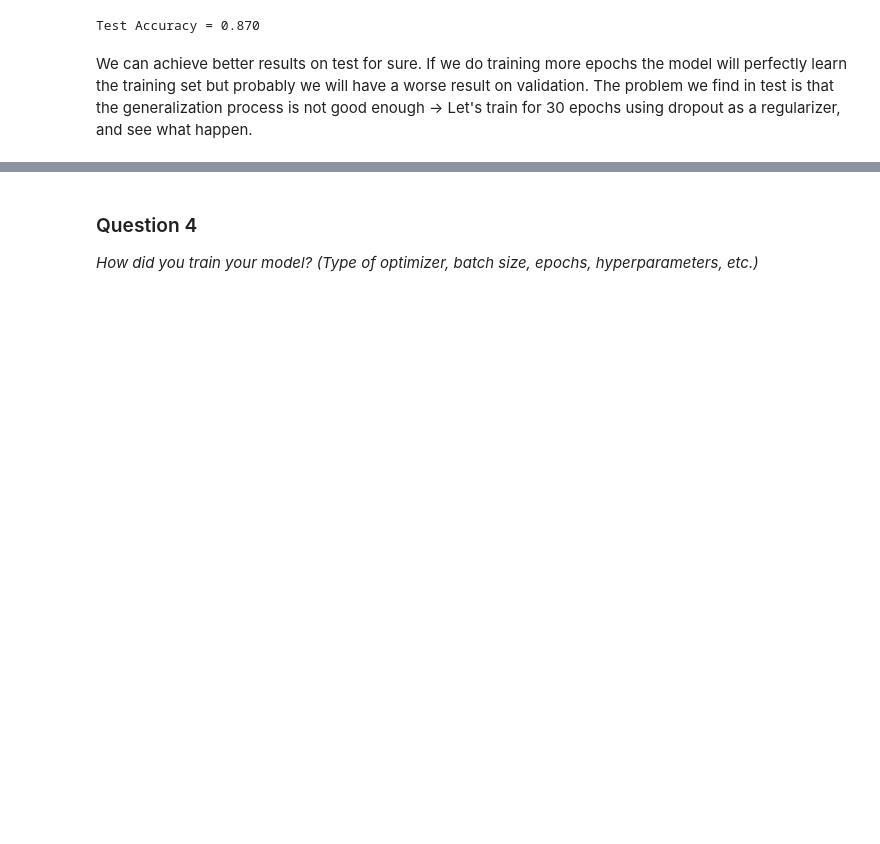
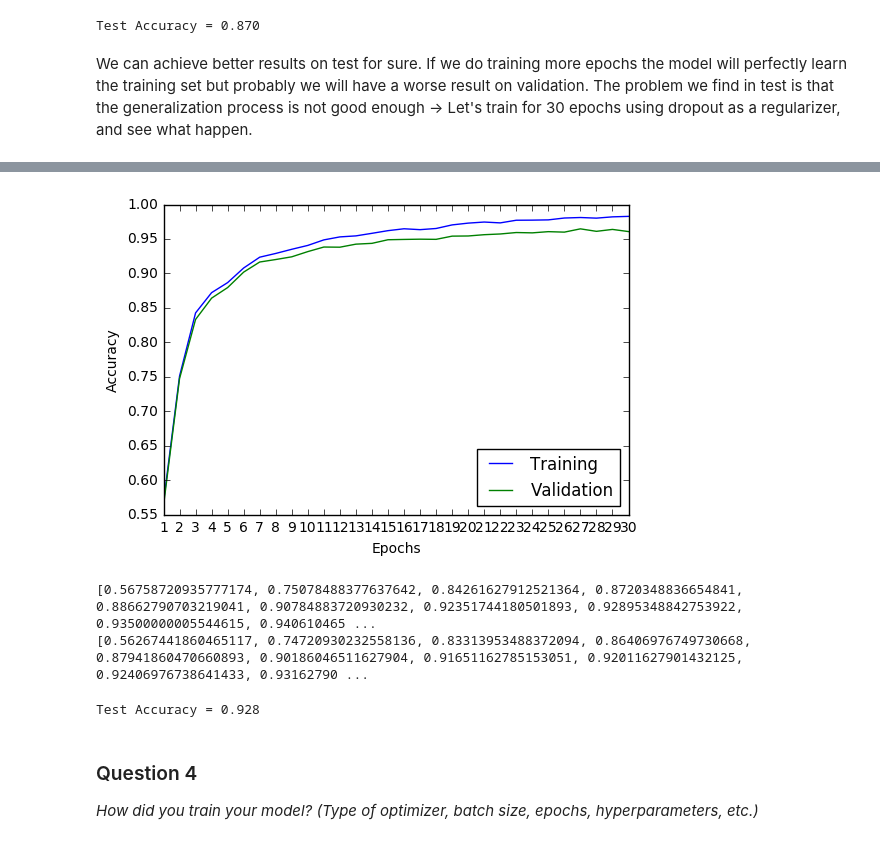
Before and after one commit to csq20081052/CarND-Traffic-Sign-Classifier-Project-P2, a Jupyter notebook: Traffic_Sign_Classifier.ipynb, the cells around one changed output, grey strips where cells are left out. Cells and saved outputs as stored; diff of their text form; code cells hidden in the pictures; blank space fills up the shorter version.

Commit message:
Lab solved, classifier achieves 0.928 in test. Added trained models. Questions up to 5 were answered. Just needs to finish part 3

```diff
--- a/Traffic_Sign_Classifier.ipynb
+++ b/Traffic_Sign_Classifier.ipynb
@@ -741,14 +754,28 @@ def LeNet_dropout(x):
     return logits
 # %%
 rate = 0.001
-EPOCHS2 = 30
+EPOCHS = 30
 BATCH_SIZE = 128
 
-logits2 = LeNet_dropout(x)
-cross_entropy2 = tf.nn.softmax_cross_entropy_with_logits(logits2, one_hot_y)
-loss_operation2 = tf.reduce_mean(cross_entropy2)
-optimizer2 = tf.train.AdamOptimizer(learning_rate = rate)
-training_operation2 = optimizer.minimize(loss_operation2)
+logits = LeNet_dropout(x)
+cross_entropy = tf.nn.softmax_cross_entropy_with_logits(logits, one_hot_y)
+loss_operation = tf.reduce_mean(cross_entropy)
+optimizer = tf.train.AdamOptimizer(learning_rate = rate)
+training_operation = optimizer.minimize(loss_operation)
+
+correct_prediction = tf.equal(tf.argmax(logits, 1), tf.argmax(one_hot_y, 1))
+accuracy_operation = tf.reduce_mean(tf.cast(correct_prediction, tf.float32))
+saver = tf.train.Saver()
+# %%
+def evaluate_with_dropout(X_data, y_data):
+    num_examples = len(X_data)
+    total_accuracy = 0
+    sess = tf.get_default_session()
+    for offset in range(0, num_examples, BATCH_SIZE):
+        batch_x, batch_y = X_data[offset:offset+BATCH_SIZE], y_data[offset:offset+BATCH_SIZE]
+        accuracy = sess.run(accuracy_operation, feed_dict={x: batch_x, y: batch_y, keep_prob:1.0})
+        total_accuracy += (accuracy * len(batch_x))
+    return total_accuracy / num_examples
 # %%
 ls_training_accuracy = []
 ls_validation_accuracy = []
@@ -767,11 +794,11 @@ with tf.Session() as sess:
             end = offset + BATCH_SIZE
             batch_x, batch_y = X_t[offset:end], Y_t[offset:end]
 
-            if len(batch_x): # As BATCH_SIZE is not a divisisor of X_train_split it raises an error if this is not checked
-                sess.run(training_operation, feed_dict={x: batch_x, y: batch_y})
+            if len(batch_x): # As BATCH_SIZE is not a divisor of X_train_split it raises an error if this is not checked
+                sess.run(training_operation, feed_dict={x: batch_x, y: batch_y, keep_prob:0.5})
 
-        training_accuracy = evaluate(X_train_split, Y_train_split)
-        validation_accuracy = evaluate(X_validation_split, Y_validation_split)
+        training_accuracy = evaluate_with_dropout(X_train_split, Y_train_split)
+        validation_accuracy = evaluate_with_dropout(X_validation_split, Y_validation_split)
 
         ls_training_accuracy.append(training_accuracy)
         ls_validation_accuracy.append(validation_accuracy)
@@ -781,5 +808,5 @@ with tf.Session() as sess:
         print("Validation Accuracy = {:.3f}".format(validation_accuracy))
         print()
 
-    saver.save(sess, 'lenet')
+    saver.save(sess, 'lenet_dropout')
     print("Model saved")
@@ -786,3 +831,30 @@ with tf.Session() as sess:
+# %%
+plt.plot(range(1,len(ls_training_accuracy)+1), ls_training_accuracy, 'b')
+plt.xticks(range(1,len(ls_training_accuracy)+1))
+plt.hold(True)
+plt.plot(range(1,len(ls_training_accuracy)+1), ls_validation_accuracy, 'g')
+plt.hold(False)
+_ = plt.legend(("Training", "Validation"), loc='lower right')
+_ = plt.ylabel("Accuracy")
+_ = plt.xlabel("Epochs")
+# %% [output]
+[figure, added]
+# %%
+print(ls_training_accuracy)
+print(ls_validation_accuracy)
+# %% [output]
+[0.56758720935777174, 0.75078488377637642, 0.84261627912521364, 0.8720348836654841, 0.88662790703219041, 0.90784883720930232, 0.92351744180501893, 0.92895348842753922, 0.93500000005544615, 0.940610465 ...
+[0.56267441860465117, 0.74720930232558136, 0.83313953488372094, 0.86406976749730668, 0.87941860470660893, 0.90186046511627904, 0.91651162785153051, 0.92011627901432125, 0.92406976738641433, 0.93162790 ...
+# %%
+# Test set is already normalized
+
+with tf.Session() as sess:
+    saver.restore(sess, tf.train.latest_checkpoint('.'))
+
+    test_accuracy = evaluate_with_dropout(X_test, Y_test)
+    print("Test Accuracy = {:.3f}".format(test_accuracy))
+# %% [output]
+Test Accuracy = 0.928
 # %% [markdown]
 ### Question 4
 
```
Also changed, not shown: parts of 8 cells of this notebook, 6 other files.
